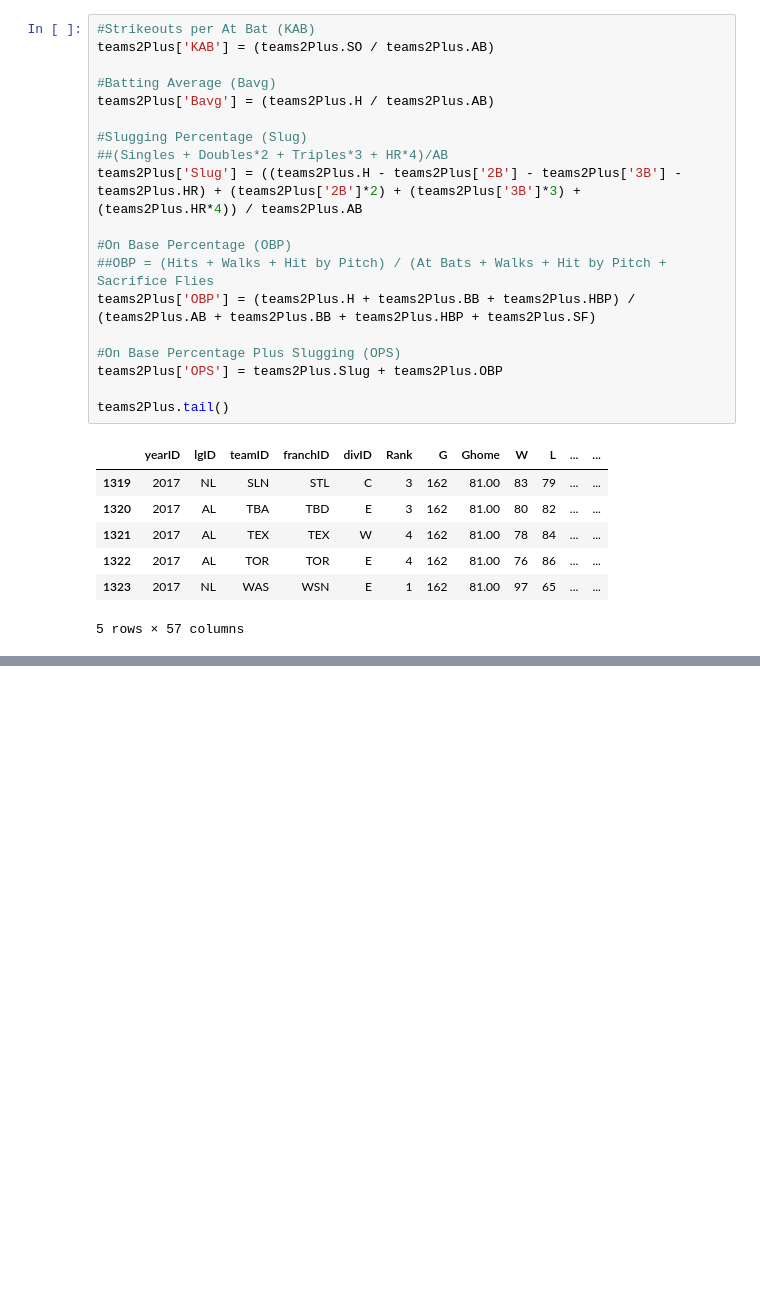
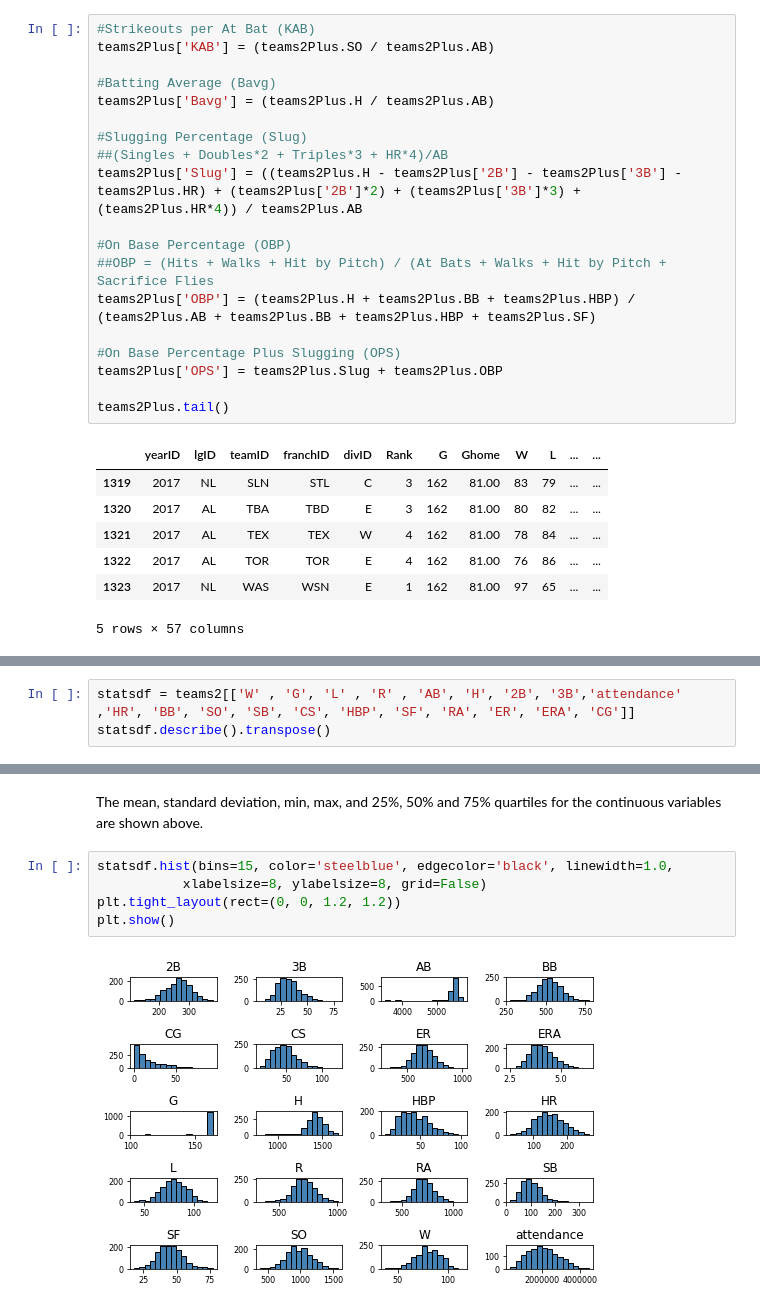
Before and after one commit to georgesturrock/7331_Lab1, a Jupyter notebook: Team2_Lab1.ipynb, the cells around one changed output, grey strips where cells are left out. Drawn from its saved outputs; the diff is of its cells as text; blank space fills up the shorter version.

```diff
--- a/Team2_Lab1.ipynb
+++ b/Team2_Lab1.ipynb
@@ -349,0 +352,3 @@ teams2Plus.tail()
+# %%
+statsdf = teams2[['W' , 'G', 'L' , 'R' , 'AB', 'H', '2B', '3B','attendance' ,'HR', 'BB', 'SO', 'SB', 'CS', 'HBP', 'SF', 'RA', 'ER', 'ERA', 'CG']]
+statsdf.describe().transpose()
@@ -349,0 +373,9 @@ teams2Plus.tail()
+# %% [markdown]
+The mean, standard deviation, min, max, and 25%, 50% and 75% quartiles for the continuous variables are shown above.
+# %%
+statsdf.hist(bins=15, color='steelblue', edgecolor='black', linewidth=1.0,
+           xlabelsize=8, ylabelsize=8, grid=False)
+plt.tight_layout(rect=(0, 0, 1.2, 1.2))
+plt.show()
+# %% [output]
+[figure, added]
```
Also changed, not shown: parts of 4 cells of this notebook.
